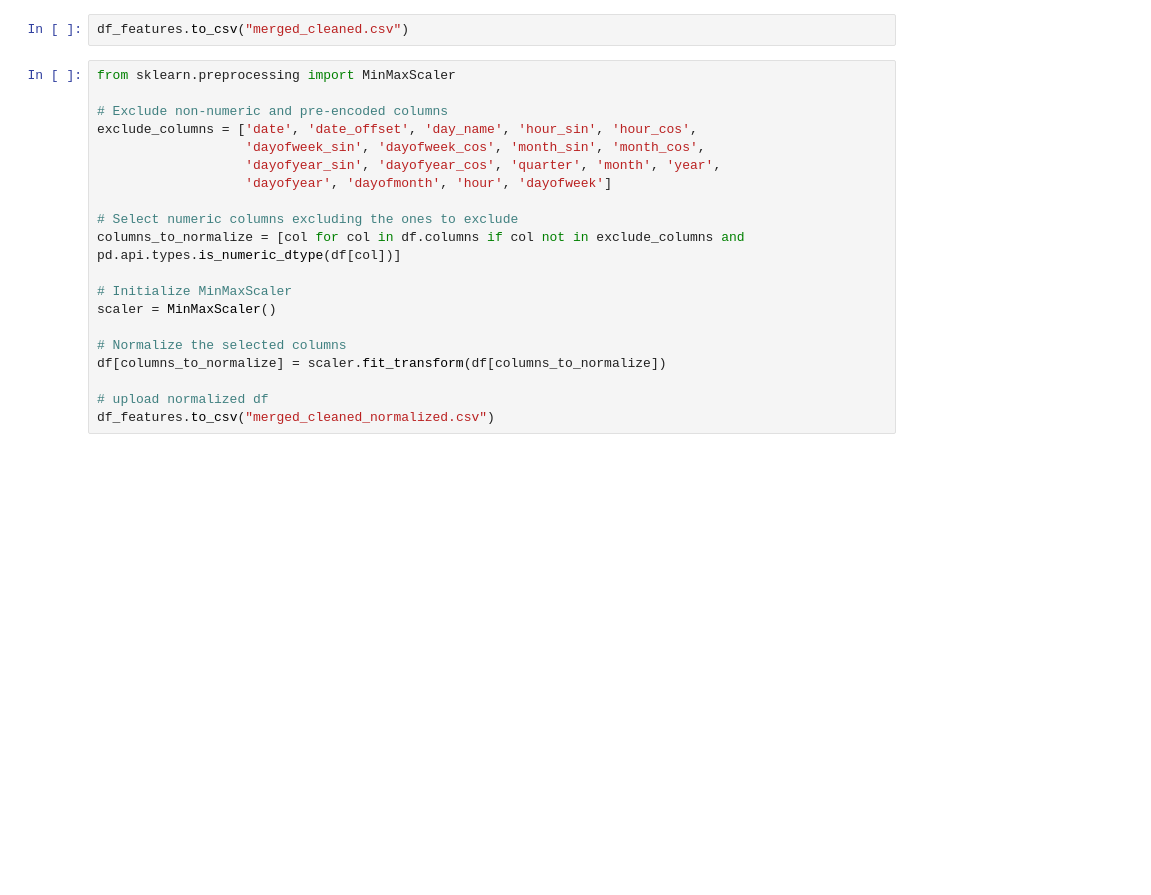
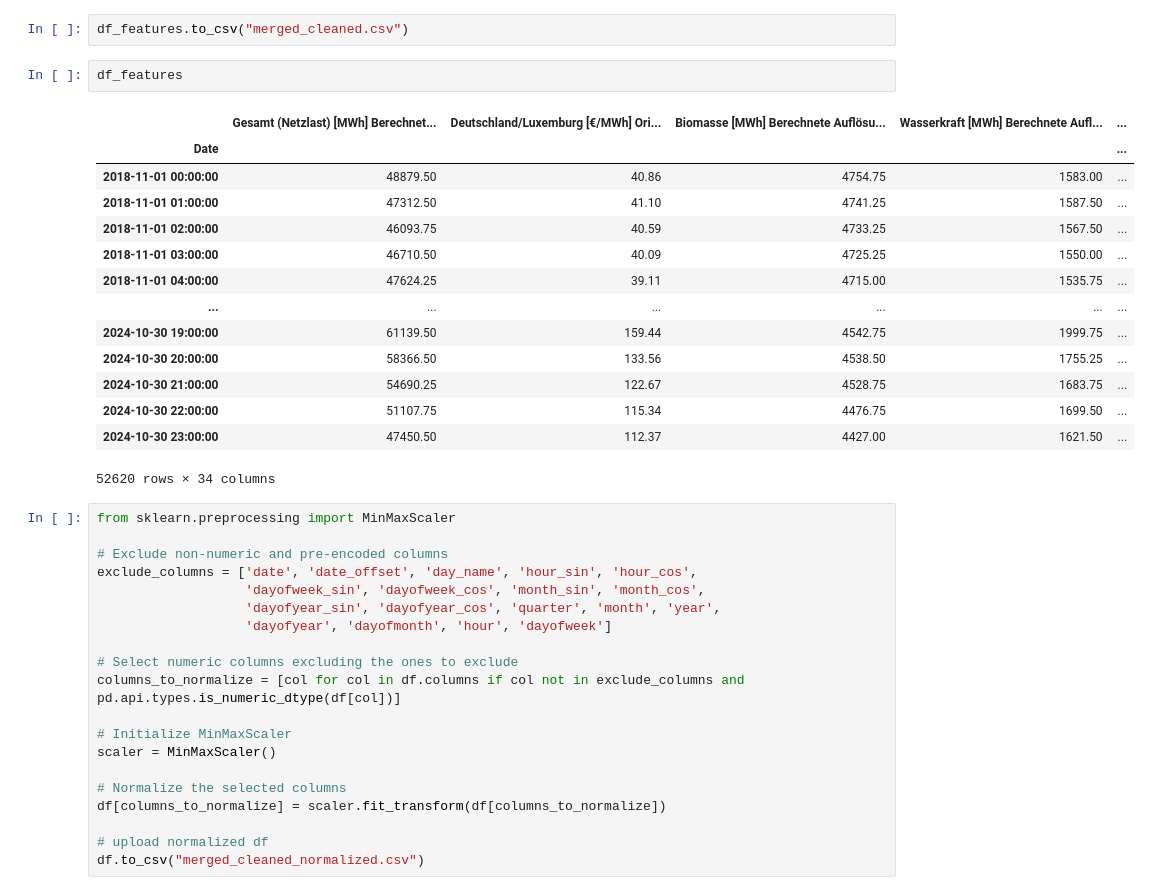
Before and after one commit to Timson1235/energy-timeseries-project, a Jupyter notebook: Data/load_data.ipynb, the cells around one changed output. Drawn from its saved outputs; the diff is of its cells as text; blank space fills up the shorter version.

```diff
--- a/Data/load_data.ipynb
+++ b/Data/load_data.ipynb
@@ -148,6 +148,23 @@ print(df['Holiday'].unique())
 df_features = create_time_features(df)
 # %%
 df_features.to_csv("merged_cleaned.csv")
+# %%
+df_features
+# %% [output]
+|  | Gesamt (Netzlast) [MWh] Berechnet... | Deutschland/Luxemburg [€/MWh] Ori... | Biomasse [MWh] Berechnete Auflösu... | Wasserkraft [MWh] Berechnete Aufl... | ... |
+| Date |  |  |  |  | ... |
+| 2018-11-01 00:00:00 | 48879.50 | 40.86 | 4754.75 | 1583.00 | ... |
+| 2018-11-01 01:00:00 | 47312.50 | 41.10 | 4741.25 | 1587.50 | ... |
+| 2018-11-01 02:00:00 | 46093.75 | 40.59 | 4733.25 | 1567.50 | ... |
+| 2018-11-01 03:00:00 | 46710.50 | 40.09 | 4725.25 | 1550.00 | ... |
+| 2018-11-01 04:00:00 | 47624.25 | 39.11 | 4715.00 | 1535.75 | ... |
+| ... | ... | ... | ... | ... | ... |
+| 2024-10-30 19:00:00 | 61139.50 | 159.44 | 4542.75 | 1999.75 | ... |
+| 2024-10-30 20:00:00 | 58366.50 | 133.56 | 4538.50 | 1755.25 | ... |
+| 2024-10-30 21:00:00 | 54690.25 | 122.67 | 4528.75 | 1683.75 | ... |
+| 2024-10-30 22:00:00 | 51107.75 | 115.34 | 4476.75 | 1699.50 | ... |
+| 2024-10-30 23:00:00 | 47450.50 | 112.37 | 4427.00 | 1621.50 | ... |
+52620 rows × 34 columns
 # %%
 from sklearn.preprocessing import MinMaxScaler
 
@@ -167,4 +184,4 @@ scaler = MinMaxScaler()
 df[columns_to_normalize] = scaler.fit_transform(df[columns_to_normalize])
 
 # upload normalized df
-df_features.to_csv("merged_cleaned_normalized.csv")
+df.to_csv("merged_cleaned_normalized.csv")
```
Also changed, not shown: parts of 1 cell of this notebook, 3 other files.
